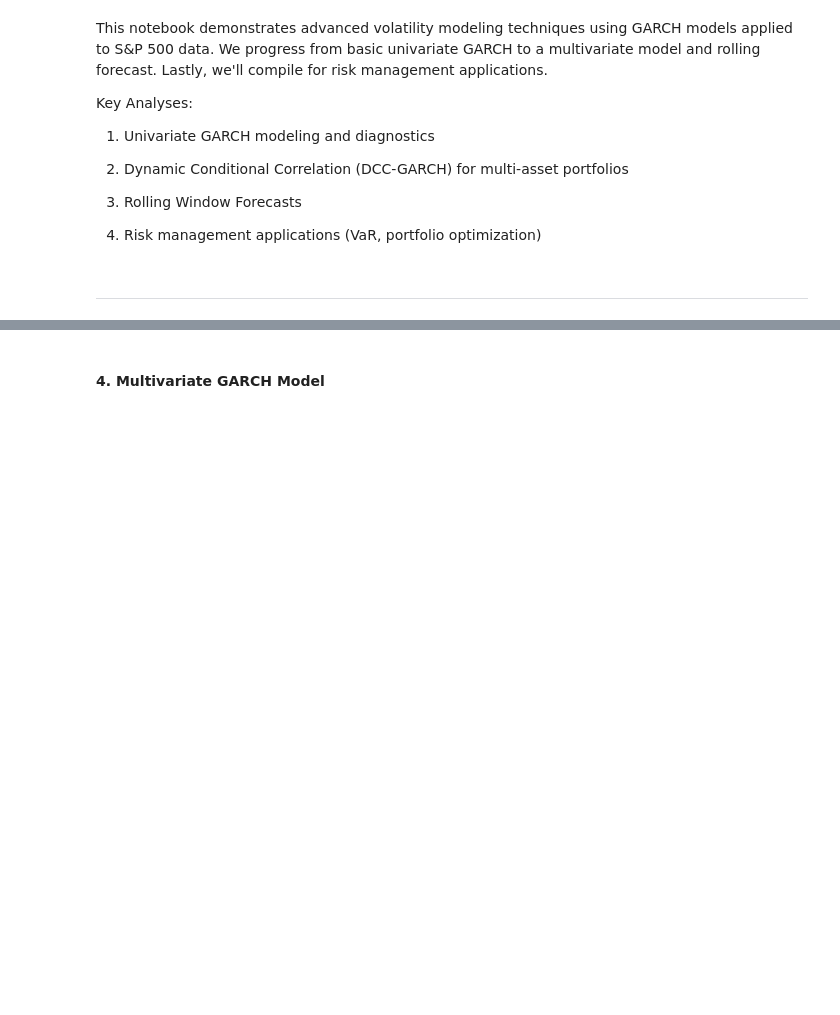
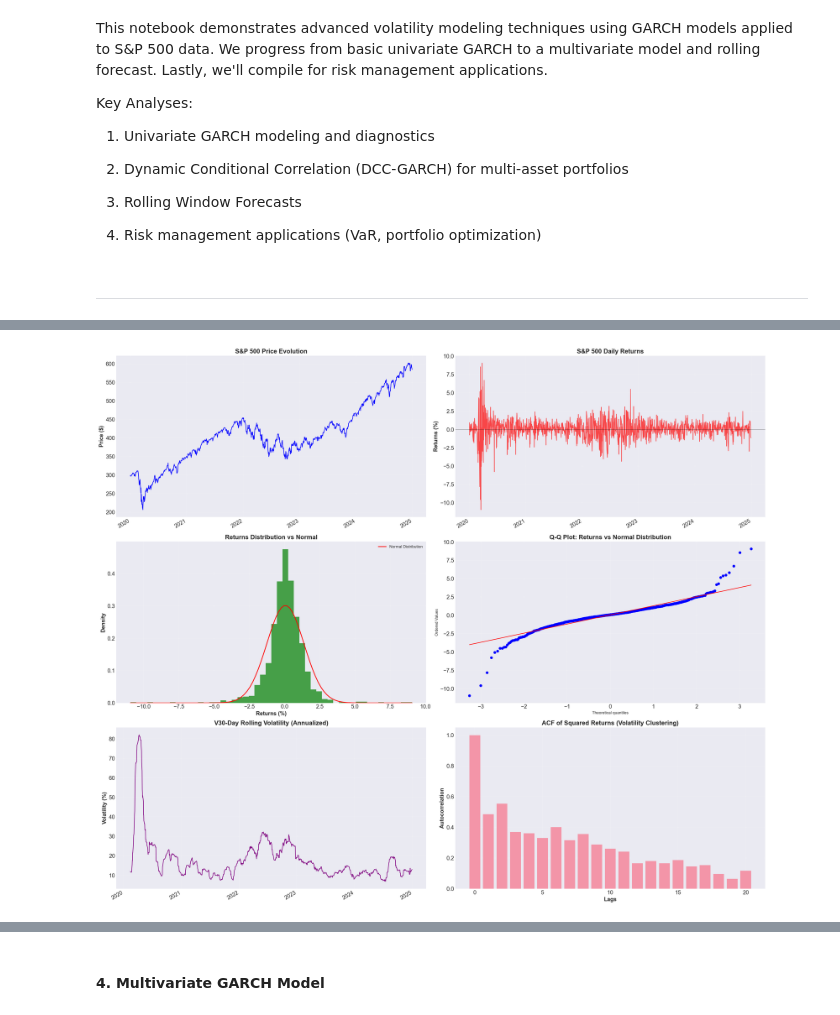
Before and after one commit to imoore99/GARCH, a Jupyter notebook: GARCH.ipynb, the cells around one changed output, grey strips where cells are left out. Drawn from its saved outputs; the diff is of its cells as text; code cells hidden in the pictures; blank space fills up the shorter version.

Commit message:
Switched to Quatro. Sorting Functions at the top. Reditributing code and function runs to the body for printing in PDF.

```diff
--- a/GARCH.ipynb
+++ b/GARCH.ipynb
@@ -103,79 +346,4 @@ Max: 9.0603%
 # %%
-#Function Function to plot explroatory analysis and review results
-def create_exploratory_plots(returns, prices):
-    """
-    Create comprehensive exploratory data analysis plots
-    """
-    fig = plt.figure(figsize=(16, 12))
-
-    # 1. Price evolution
-    plt.subplot(3, 2, 1)
-    prices['SPY'].plot(title='S&P 500 Price Evolution', color='blue')
-    plt.ylabel('Price ($)')
-    plt.grid(True, alpha=0.3)
-
-    # 2. Returns time series
-    plt.subplot(3, 2, 2)
-    returns.plot(title='S&P 500 Daily Returns', color='red', alpha=0.7)
-    plt.ylabel('Returns (%)')
-    plt.axhline(y=0, color='black', linestyle='-', alpha=0.3)
-    plt.grid(True, alpha=0.3)
-
-    # 3. Returns distribution
-    plt.subplot(3, 2, 3)
-    returns.hist(bins=50, density=True, alpha=0.7, color='green')
-
-    # Overlay normal distribution
-    x = np.linspace(returns.min(), returns.max(), 100)
-    normal_dist = stats.norm.pdf(x, returns.mean(), returns.std())
-    plt.plot(x, normal_dist, 'r-', linewidth=2, label='Normal Distribution')
-    plt.title('Returns Distribution vs Normal')
-    plt.xlabel('Returns (%)')
-    plt.ylabel('Density')
-    plt.legend()
-    plt.grid(True, alpha=0.3)
-
-    # 4. Q-Q plot
-    plt.subplot(3, 2, 4)
-    stats.probplot(returns, dist="norm", plot=plt)
-    plt.title('Q-Q Plot: Returns vs Normal Distribution')
-    plt.grid(True, alpha=0.3)
-
-    # 5. Rolling volatility
-    plt.subplot(3, 2, 5)
-    rolling_vol = returns.rolling(window=30).std() * np.sqrt(252)
-    rolling_vol.plot(title='30-Day Rolling Volatility (Annualized)', color='purple')
-    plt.ylabel('Volatility (%)')
-    plt.grid(True, alpha=0.3)
-
-    # 6. Autocorrelation of squared returns
-    plt.subplot(3, 2, 6)
-
-    squared_returns = returns**2
-    acf_values = acf(squared_returns, nlags=20, fft=True)
-    plt.bar(range(len(acf_values)), acf_values, alpha=0.7)
-    plt.title('ACF of Squared Returns (Volatility Clustering)')
-    plt.xlabel('Lags')
-    plt.ylabel('Autocorrelation')
-    plt.grid(True, alpha=0.3)
-
-    plt.tight_layout()
-    plt.show()
-
-    # Statistical tests
-    print("\n" + "="*50)
-    print("STATISTICAL TESTS")
-    print("="*50)
-
-    # Normality test
-    jb_stat, jb_pvalue, jb_skew, jb_kurtosis = jarque_bera(returns)
-    print(f"Jarque-Bera Test for Normality:")
-    print(f"  Statistic: {jb_stat:.4f}")
-    print(f"  P-value: {jb_pvalue:.6f}")
-    print(f"  Result: {'Reject normality' if jb_pvalue < 0.05 else 'Cannot reject normality'}")
-
-    # ARCH test (volatility clustering)
-    lb_test = acorr_ljungbox(squared_returns, lags=10, return_df=True)
-    print(f"\nLjung-Box Test for ARCH Effects (Volatility Clustering):")
-    print(f"  P-value (lag 10): {lb_test['lb_pvalue'].iloc[-1]:.6f}")
-    print(f"  Result: {'Significant ARCH effects detected' if lb_test['lb_pvalue'].iloc[-1] < 0.05 else 'No ARCH effects'}")
+exploratory_plots = create_exploratory_plots(sp500_returns, prices_df)
+# %% [output]
+[figure, added]
```
Also changed, not shown: parts of 39 cells of this notebook, 4 other files.
